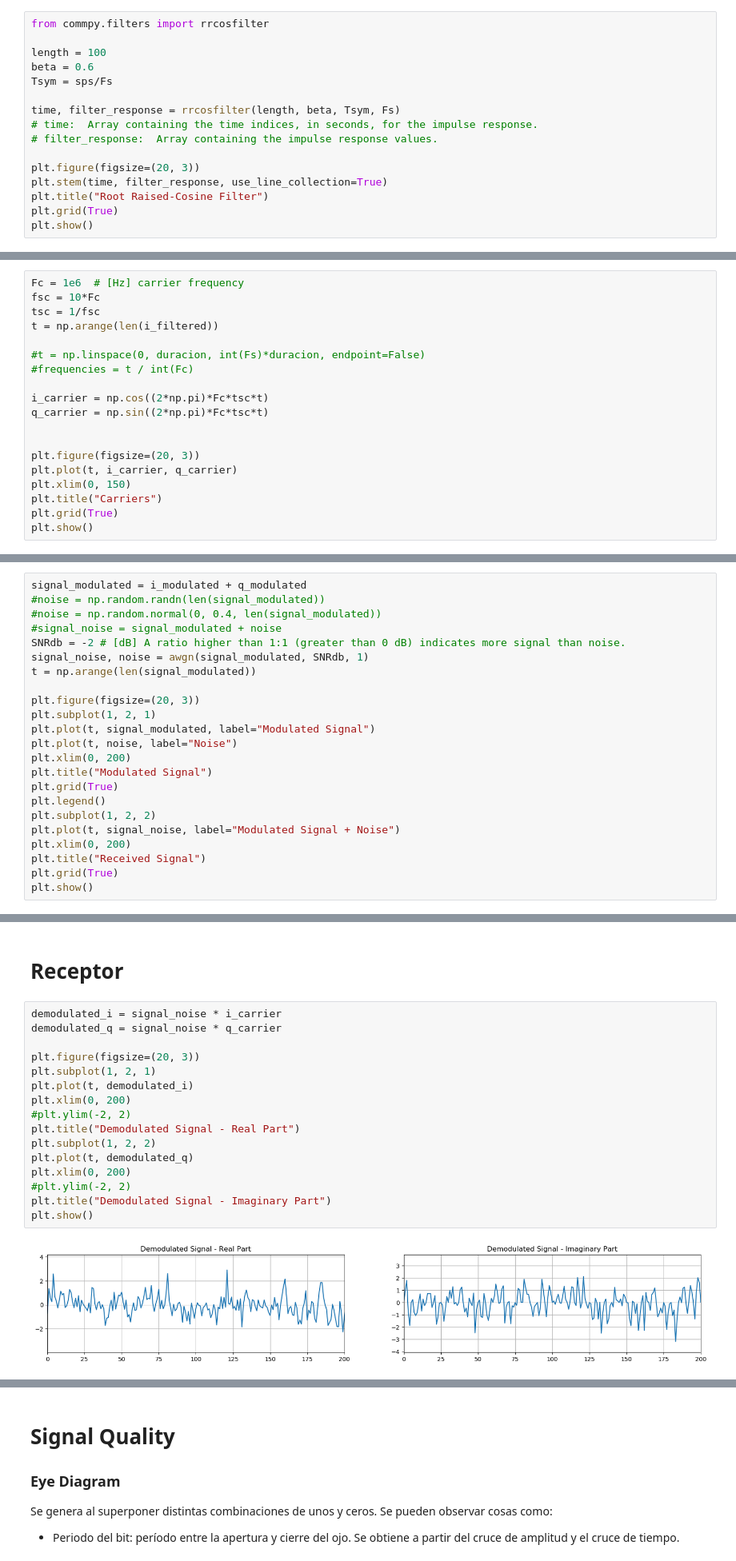
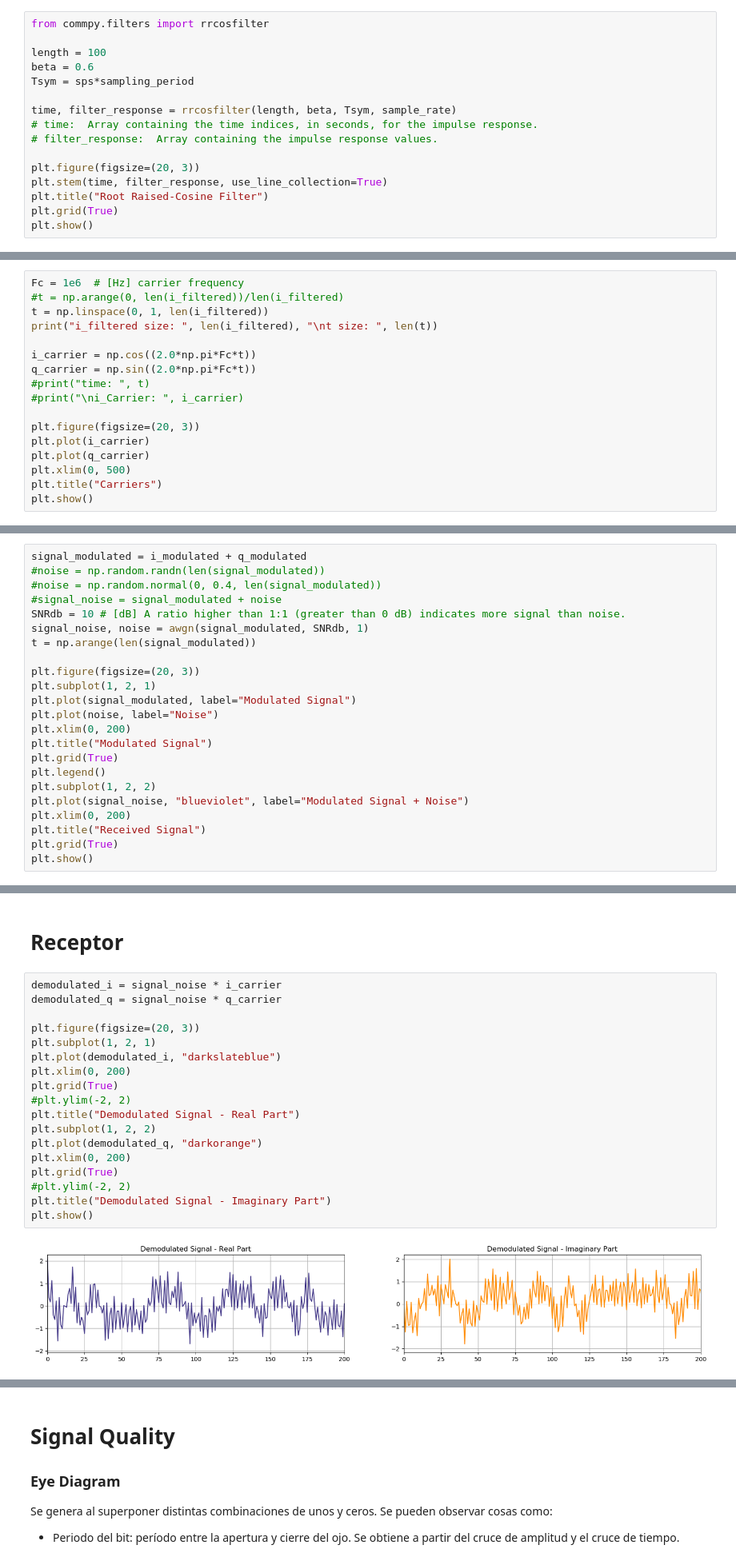
Before and after one commit to sofia-am/QPSK-8PSK-Simulation, a Jupyter notebook: notebook/QPSKmodem.ipynb, the cells around one changed output, grey strips where cells are left out. Shown at 80% size. Saved outputs shown, nothing was run; the diff lists cells and outputs as text.

```diff
--- a/notebook/QPSKmodem.ipynb
+++ b/notebook/QPSKmodem.ipynb
@@ -119,9 +120,9 @@ from commpy.filters import rrcosfilter
 
 length = 100
 beta = 0.6
-Tsym = sps/Fs
+Tsym = sps*sampling_period
 
-time, filter_response = rrcosfilter(length, beta, Tsym, Fs)
+time, filter_response = rrcosfilter(length, beta, Tsym, sample_rate)
 # time:  Array containing the time indices, in seconds, for the impulse response.
 # filter_response:  Array containing the impulse response values.
 
@@ -166,20 +167,18 @@ plt.show()
 # %%
 Fc = 1e6  # [Hz] carrier frequency
-fsc = 10*Fc
-tsc = 1/fsc
-t = np.arange(len(i_filtered))
+#t = np.arange(0, len(i_filtered))/len(i_filtered)
+t = np.linspace(0, 1, len(i_filtered))
+print("i_filtered size: ", len(i_filtered), "\nt size: ", len(t))
 
-#t = np.linspace(0, duracion, int(Fs)*duracion, endpoint=False)
-#frequencies = t / int(Fc)
-
-i_carrier = np.cos((2*np.pi)*Fc*tsc*t)
-q_carrier = np.sin((2*np.pi)*Fc*tsc*t)
-
+i_carrier = np.cos((2.0*np.pi*Fc*t))
+q_carrier = np.sin((2.0*np.pi*Fc*t))
+#print("time: ", t)
+#print("\ni_Carrier: ", i_carrier)
 
 plt.figure(figsize=(20, 3))
-plt.plot(t, i_carrier, q_carrier)
-plt.xlim(0, 150)
+plt.plot(i_carrier)
+plt.plot(q_carrier)
+plt.xlim(0, 500)
 plt.title("Carriers")
-plt.grid(True)
 plt.show()
 # %% [output]
@@ -207,20 +225,20 @@ signal_modulated = i_modulated + q_modulated
 #noise = np.random.randn(len(signal_modulated))
 #noise = np.random.normal(0, 0.4, len(signal_modulated))
 #signal_noise = signal_modulated + noise
-SNRdb = -2 # [dB] A ratio higher than 1:1 (greater than 0 dB) indicates more signal than noise.
+SNRdb = 10 # [dB] A ratio higher than 1:1 (greater than 0 dB) indicates more signal than noise.
 signal_noise, noise = awgn(signal_modulated, SNRdb, 1)
 t = np.arange(len(signal_modulated))
 
 plt.figure(figsize=(20, 3))
 plt.subplot(1, 2, 1)
-plt.plot(t, signal_modulated, label="Modulated Signal")
-plt.plot(t, noise, label="Noise")
+plt.plot(signal_modulated, label="Modulated Signal")
+plt.plot(noise, label="Noise")
 plt.xlim(0, 200)
 plt.title("Modulated Signal")
 plt.grid(True)
 plt.legend()
 plt.subplot(1, 2, 2)
-plt.plot(t, signal_noise, label="Modulated Signal + Noise")
+plt.plot(signal_noise, "blueviolet", label="Modulated Signal + Noise")
 plt.xlim(0, 200)
 plt.title("Received Signal")
 plt.grid(True)
@@ -232,21 +250,23 @@ plt.show()
 # %%
 demodulated_i = signal_noise * i_carrier
 demodulated_q = signal_noise * q_carrier
 
 plt.figure(figsize=(20, 3))
 plt.subplot(1, 2, 1)
-plt.plot(t, demodulated_i)
+plt.plot(demodulated_i, "darkslateblue")
 plt.xlim(0, 200)
+plt.grid(True)
 #plt.ylim(-2, 2)
 plt.title("Demodulated Signal - Real Part")
 plt.subplot(1, 2, 2)
-plt.plot(t, demodulated_q)
+plt.plot(demodulated_q, "darkorange")
 plt.xlim(0, 200)
+plt.grid(True)
 #plt.ylim(-2, 2)
 plt.title("Demodulated Signal - Imaginary Part")
 plt.show()
 # %% [output]
-[figure, old version]
+[figure, new version]
 # %%
 q_filtered_r = np.convolve(demodulated_q, filter_response)
 q_filtered_r = q_filtered_r[delay:]
```
Also changed, not shown: parts of 13 cells of this notebook, 1 other file.
